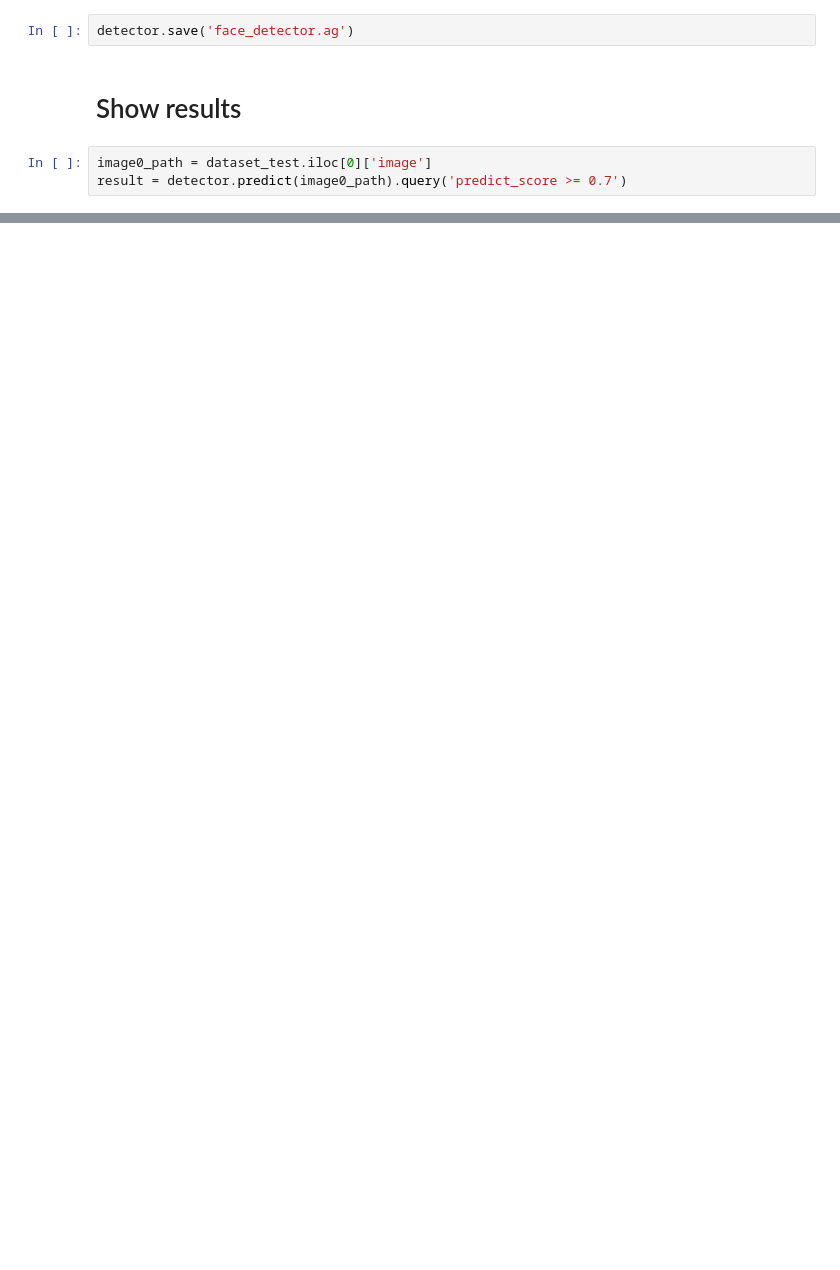
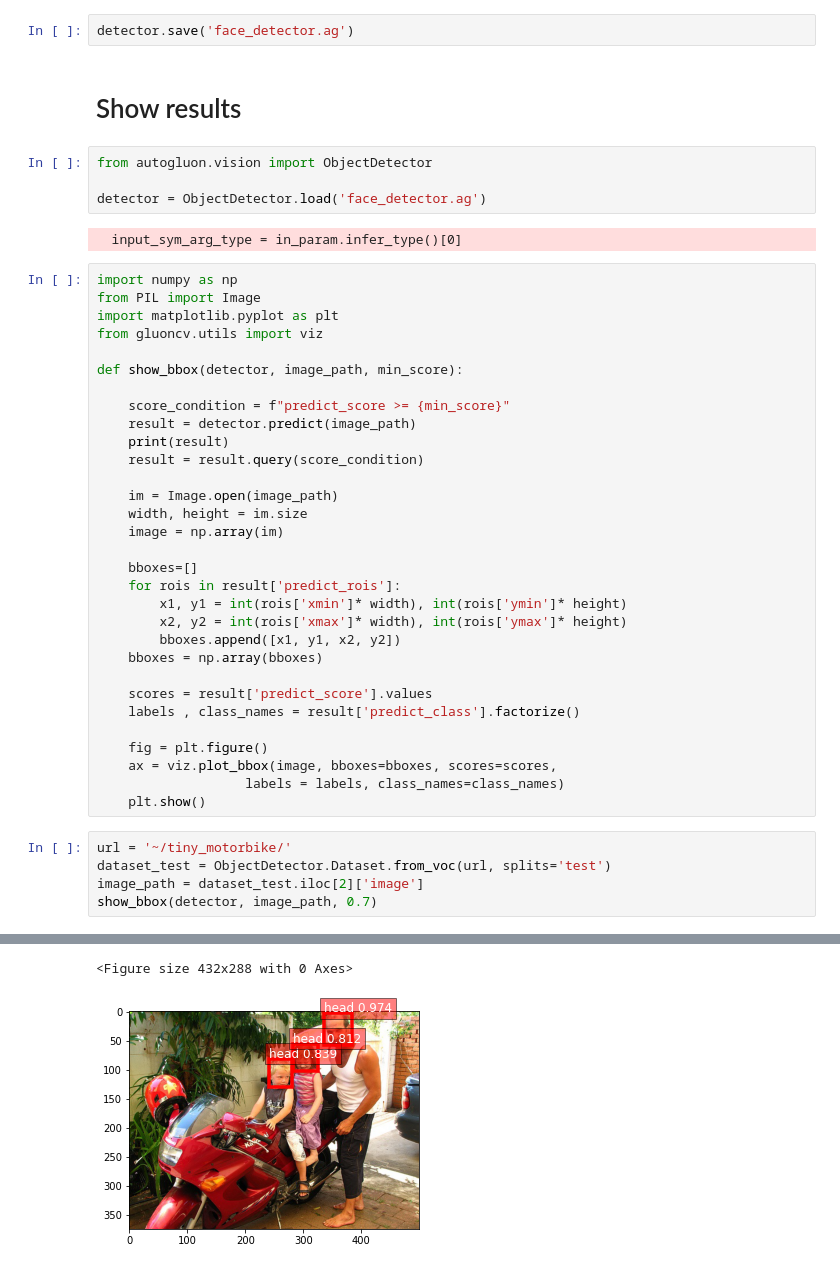
Before and after one commit to predora005/machine-learning-playground, a Jupyter notebook: 02.autogluon/02.face_detection/face_detection.ipynb, the cells around one changed output, grey strips where cells are left out. Cells and saved outputs as stored; diff of their text form; blank space fills up the shorter version.

Commit message:
[update] Make face_detection work.  Changes to be committed: 	modified:   02.autogluon/02.face_detection/face_detection.ipynb

```diff
--- a/02.autogluon/02.face_detection/face_detection.ipynb
+++ b/02.autogluon/02.face_detection/face_detection.ipynb
@@ -15,6 +49,46 @@ detector.fit(dataset_train, time_limit=time_limit)
 detector.save('face_detector.ag')
 # %% [markdown]
 # Show results
+# %%
+from autogluon.vision import ObjectDetector
+
+detector = ObjectDetector.load('face_detector.ag')
+# %% [output]
+  input_sym_arg_type = in_param.infer_type()[0]
+# %%
+import numpy as np
+from PIL import Image
+import matplotlib.pyplot as plt
+from gluoncv.utils import viz
+
+def show_bbox(detector, image_path, min_score):
+
+    score_condition = f"predict_score >= {min_score}"
+    result = detector.predict(image_path)
+    print(result)
+    result = result.query(score_condition)
+
+    im = Image.open(image_path)
+    width, height = im.size
+    image = np.array(im)
+
+    bboxes=[]
+    for rois in result['predict_rois']:
+        x1, y1 = int(rois['xmin']* width), int(rois['ymin']* height)
+        x2, y2 = int(rois['xmax']* width), int(rois['ymax']* height)
+        bboxes.append([x1, y1, x2, y2])
+    bboxes = np.array(bboxes)
+
+    scores = result['predict_score'].values
+    labels , class_names = result['predict_class'].factorize()
+
+    fig = plt.figure()
+    ax = viz.plot_bbox(image, bboxes=bboxes, scores=scores,
+                   labels = labels, class_names=class_names)
+    plt.show()
 # %%
-image0_path = dataset_test.iloc[0]['image']
-result = detector.predict(image0_path).query('predict_score >= 0.7')
+url = '~/tiny_motorbike/'
+dataset_test = ObjectDetector.Dataset.from_voc(url, splits='test')
+image_path = dataset_test.iloc[2]['image']
+show_bbox(detector, image_path, 0.7)
+# %% [output]
@@ -21 +112,3 @@ result = detector.predict(image0_path).query('predict_score >= 0.7')
+<Figure size 432x288 with 0 Axes>
+[figure, added]
 # %%
```
Also changed, not shown: parts of 6 cells of this notebook.
